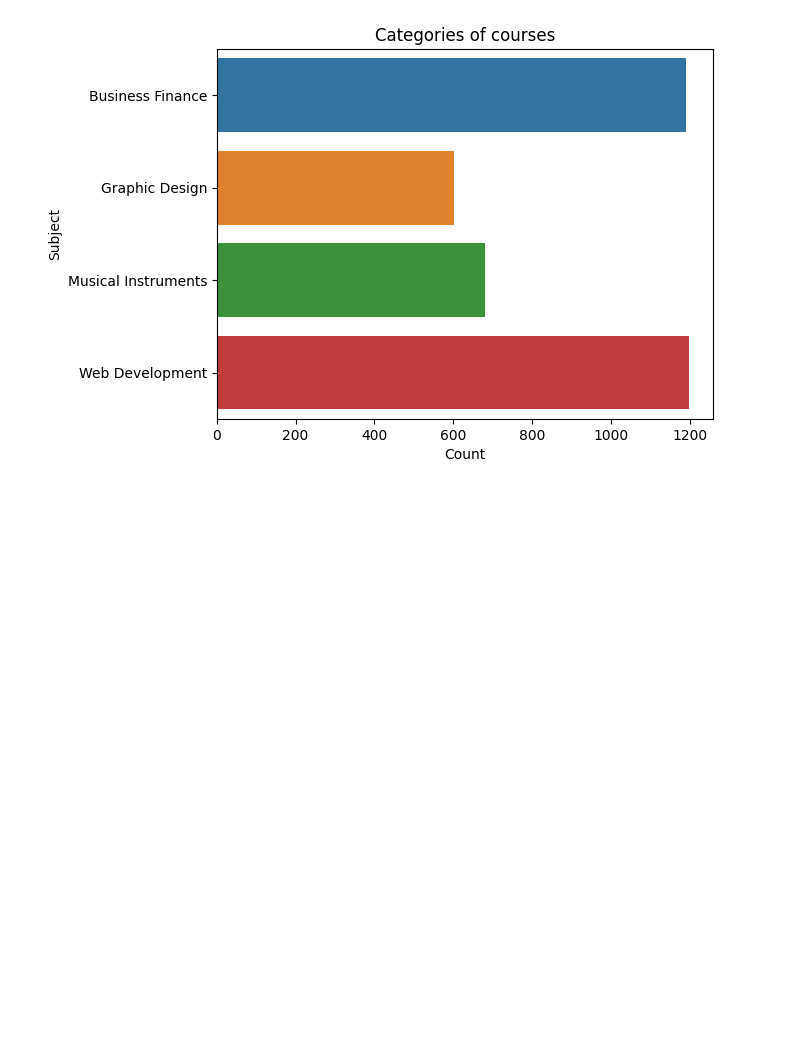
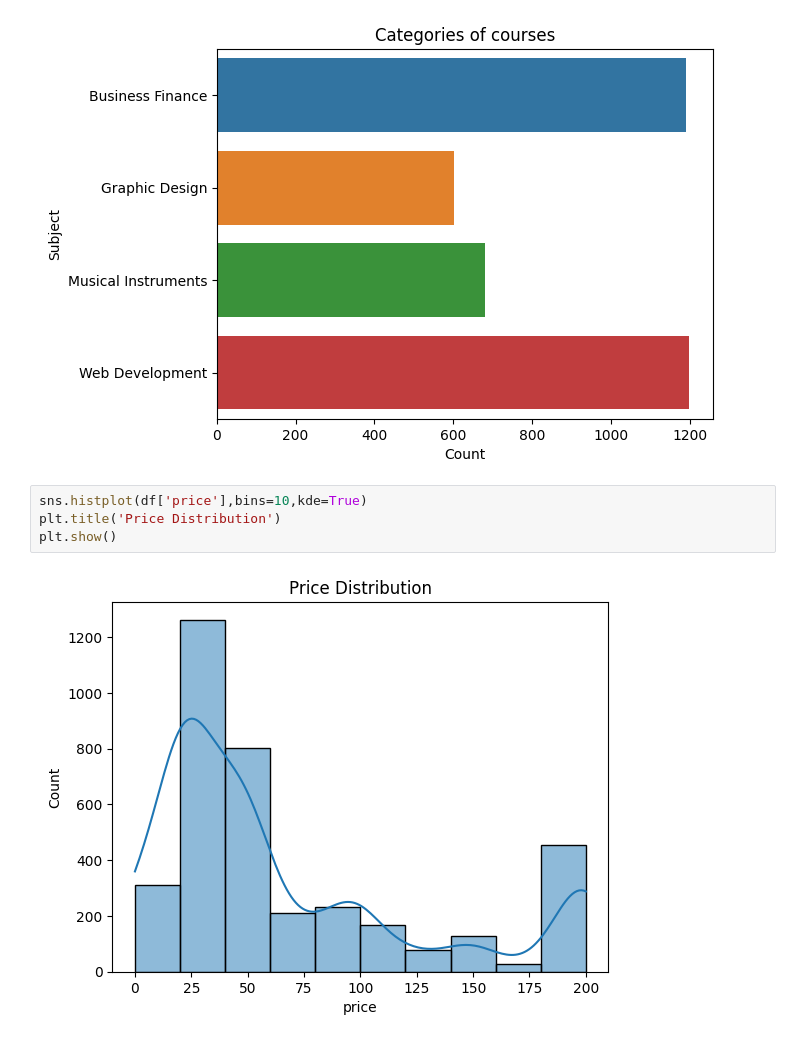
Before and after one commit to pratapjay/DataAnalysis-Casestudy, a Jupyter notebook: udemy_courses.ipynb, the cells around one changed output. Drawn from its saved outputs; the diff is of its cells as text; blank space fills up the shorter version.

```diff
--- a/udemy_courses.ipynb
+++ b/udemy_courses.ipynb
@@ -149,3 +165,9 @@ plt.ylabel('Subject')
 plt.show()
 # %% [output]
 [figure]
+# %%
+sns.histplot(df['price'],bins=10,kde=True)
+plt.title('Price Distribution')
+plt.show()
+# %% [output]
+[figure, added]
```
Also changed, not shown: parts of 5 cells of this notebook.
